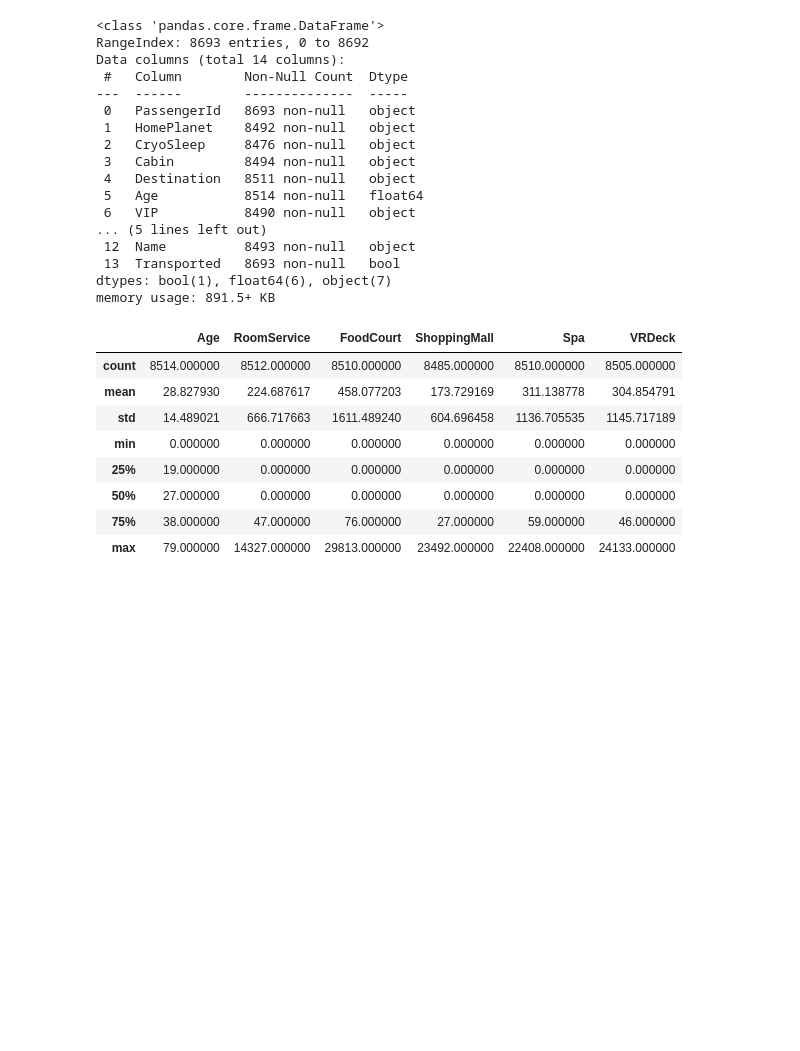
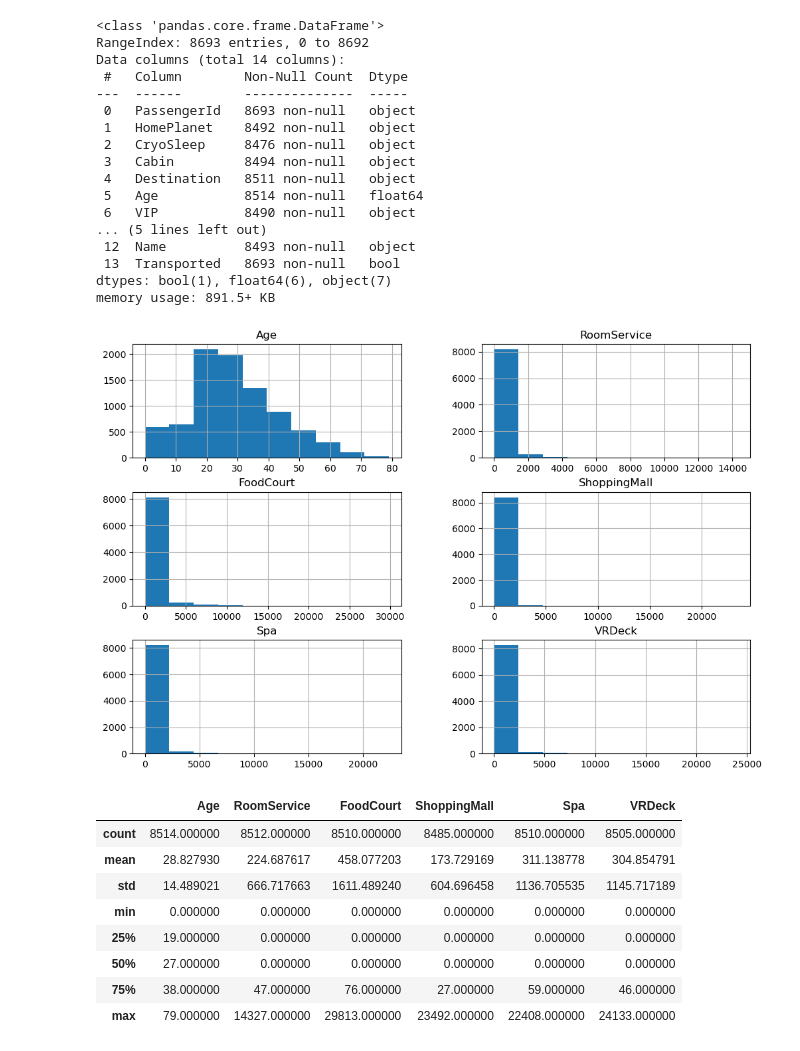
Before and after one commit to darshilmistry/StarshipTitanic, a Jupyter notebook: StarshipTitanic.ipynb, the cells around one changed output. Cells and saved outputs as stored; diff of their text form; code cells hidden in the pictures; blank space fills up the shorter version.

```diff
--- a/StarshipTitanic.ipynb
+++ b/StarshipTitanic.ipynb
@@ -48,6 +43,10 @@ Data columns (total 14 columns):
  13  Transported   8693 non-null   bool
 dtypes: bool(1), float64(6), object(7)
 memory usage: 891.5+ KB
+# %%
+data.hist(figsize = (12, 8));
+# %% [output]
+[figure, added]
 # %%
 data.describe()
 # %% [output]
```
Also changed, not shown: parts of 51 cells of this notebook.
